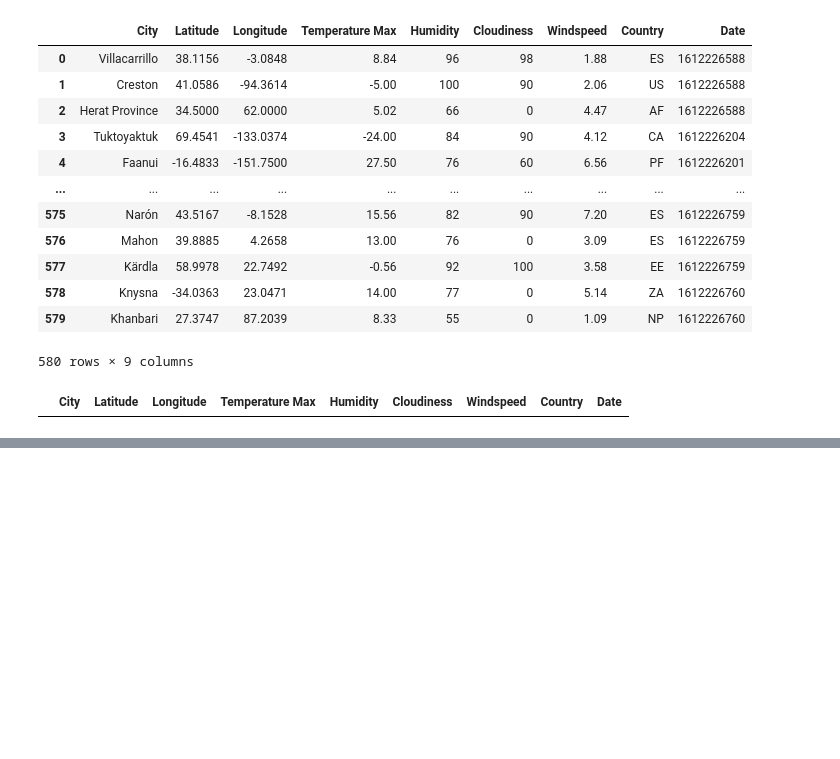
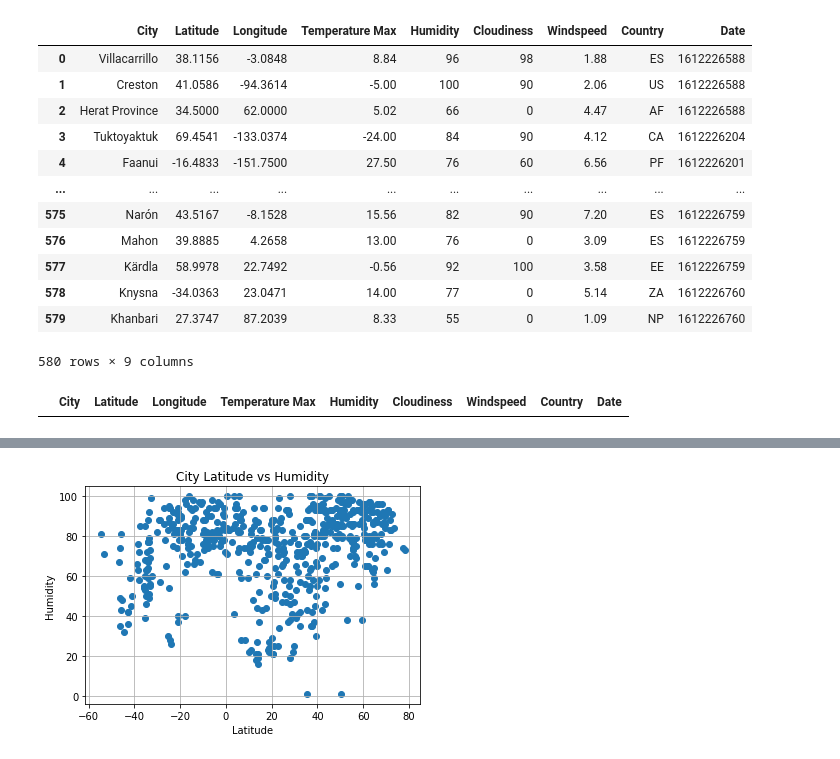
Before and after one commit to akarpie96/Python-API-Challenge, a Jupyter notebook: WeatherPy/WeatherPy.ipynb, the cells around one changed output, grey strips where cells are left out. Cells and saved outputs as stored; diff of their text form; code cells hidden in the pictures; blank space fills up the shorter version.

```diff
--- a/WeatherPy/WeatherPy.ipynb
+++ b/WeatherPy/WeatherPy.ipynb
@@ -160 +170,10 @@ weather_df.to_csv('city_data.csv', index=False,)
+# %%
+plt.scatter(weather_df["Latitude"],weather_df["Humidity"])
+plt.grid()
+plt.xlabel("Latitude")
+plt.ylabel("Humidity")
+plt.title("City Latitude vs Humidity")
+plt.savefig('City Latitude vs Humidity.png', dpi=300)
+# %% [output]
+[figure, added]
 # %%
```
Also changed, not shown: parts of 5 cells of this notebook, 4 other files.
